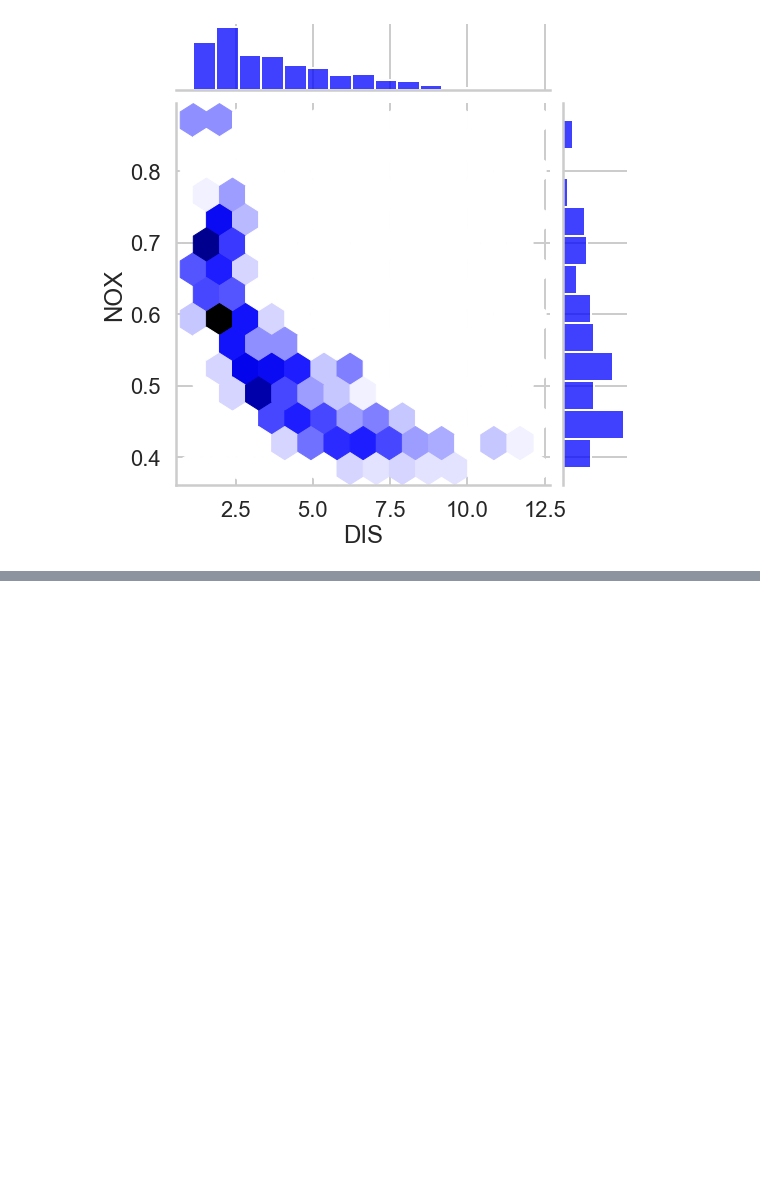
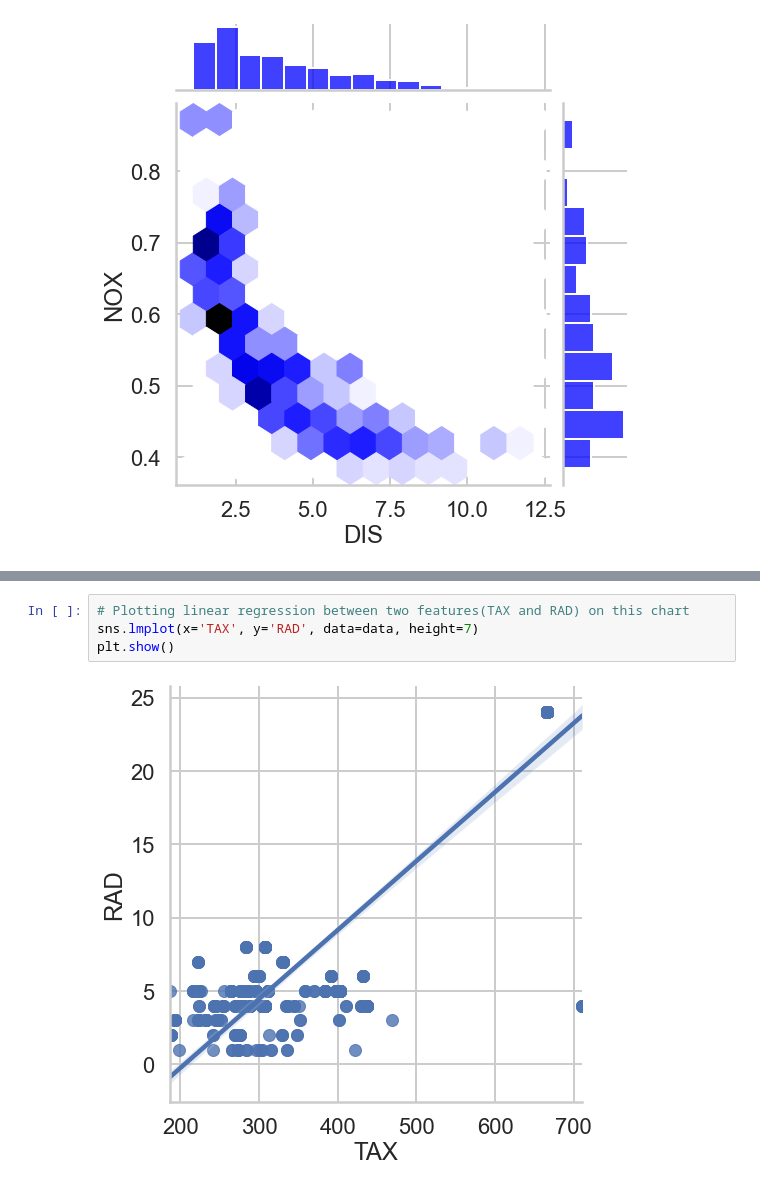
Before and after one commit to syedfaiqueali/Data-Science-And-Machine-Learning-Bootcamp, a Jupyter notebook: 3. Predict House Prices with Multivariable Linear Regression/01. Multivariable Regression.ipynb, the cells around one changed output, grey strips where cells are left out. Cells and saved outputs as stored; diff of their text form; blank space fills up the shorter version.

```diff
--- a/3. Predict House Prices with Multivariable Linear Regression/01. Multivariable Regression.ipynb
+++ b/3. Predict House Prices with Multivariable Linear Regression/01. Multivariable Regression.ipynb
@@ -448,0 +460,6 @@ plt.show()
+# %%
+# Plotting linear regression between two features(TAX and RAD) on this chart
+sns.lmplot(x='TAX', y='RAD', data=data, height=7)
+plt.show()
+# %% [output]
+[figure, added]
```
Also changed, not shown: parts of 5 cells of this notebook.
